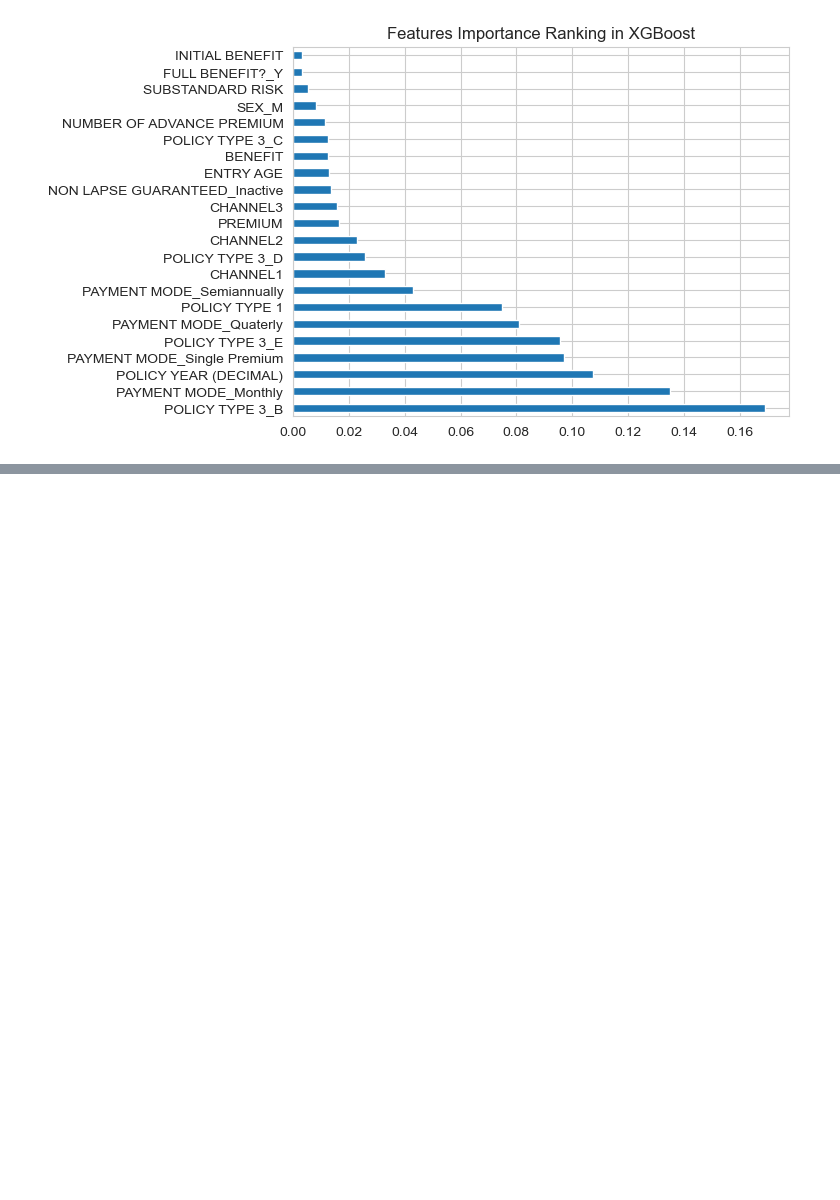
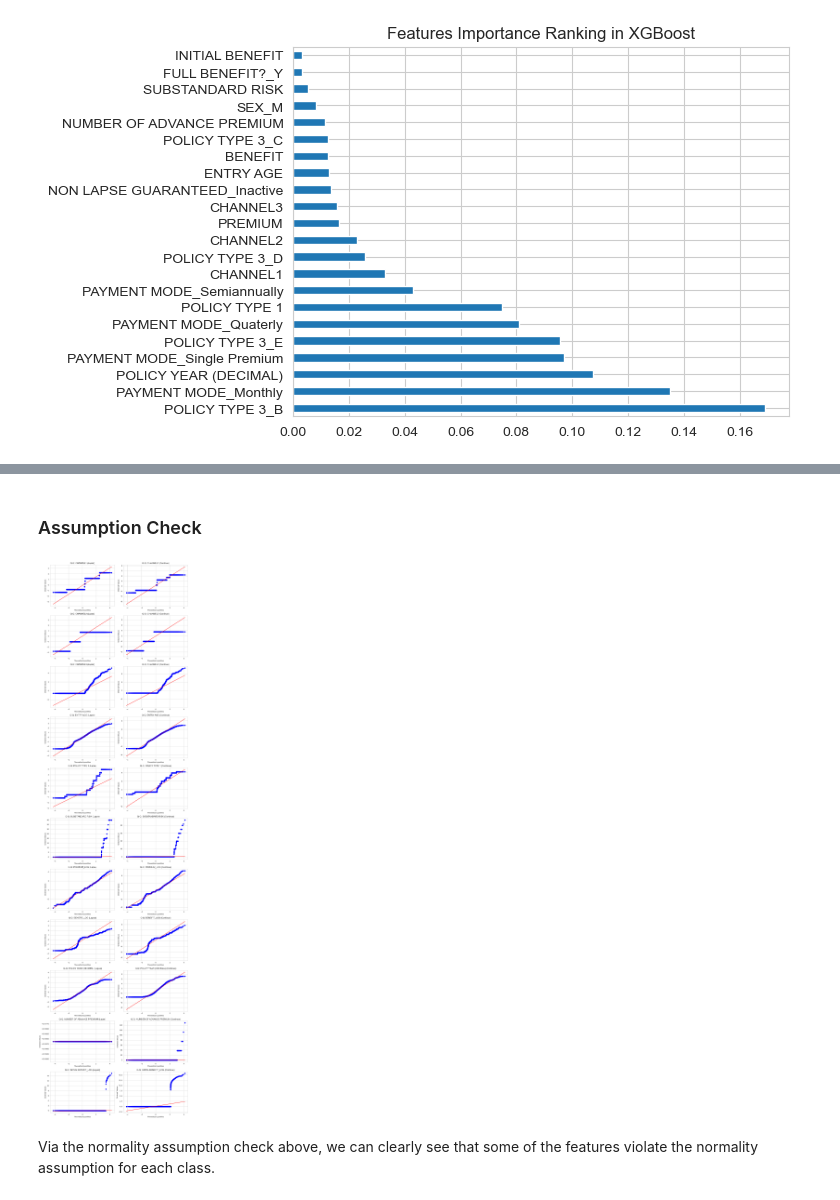
Before and after one commit to henrytansunway/insurance-lapse, a Jupyter notebook: 0. data_analysis_march_11.ipynb, the cells around one changed output, grey strips where cells are left out. Drawn from its saved outputs; the diff is of its cells as text; code cells hidden in the pictures; blank space fills up the shorter version.

Commit message:
Add penalty and QDA

```diff
--- a/0. data_analysis_march_11.ipynb
+++ b/0. data_analysis_march_11.ipynb
@@ -668,0 +717,9 @@ In the insurance context, recall rate might be more important than precision rat
+# %%
+from sklearn.linear_model import LogisticRegressionCV
+
+# This will test 10 different values of C and pick the best one via cross-validation
+lasso_cv = LogisticRegressionCV(penalty='l1', solver='liblinear', cv=5, random_state=42)
+lasso_cv.fit(X_train_scaled, y_train)
+
+print(f"Best C found: {lasso_cv.C_[0]}")
+print(f"Features kept: {np.sum(lasso_cv.coef_ != 0)}")
@@ -1048,0 +1294,40 @@ plt.show()
+# %% [markdown]
+### Assumption Check
+# %%
+continuous_features = ['CHANNEL1', 'CHANNEL2', 'CHANNEL3',
+                       'ENTRY AGE', 'POLICY TYPE 1', 'SUBSTANDARD RISK',
+                       'PREMIUM_LOG', 'BENEFIT_LOG', 'POLICY YEAR (DECIMAL)', 'NUMBER OF ADVANCE PREMIUM', 'INITIAL BENEFIT_LOG']
+# %%
+import matplotlib.pyplot as plt
+import scipy.stats as stats
+import math
+
+# 1. Define your list of continuous features
+# (Assuming current_cont_features is already defined in your environment)
+n_features = len(continuous_features)
+cols = 2  # We will have 2 columns (Lapse vs Continue) for each feature row
+rows = n_features
+
+# 2. Initialize the figure
+fig, axes = plt.subplots(rows, cols, figsize=(12, 4 * rows))
+
+for i, feature in enumerate(continuous_features):
+    # --- Plot for Class 0 (Lapse) ---
+    ax_lapse = axes[i, 0]
+    stats.probplot(X_train_scaled[y_train == 0][feature], dist="norm", plot=ax_lapse)
+    ax_lapse.set_title(f'Q-Q: {feature} (Lapse)')
+    ax_lapse.grid(True)
+
+    # --- Plot for Class 1 (Continue) ---
+    ax_cont = axes[i, 1]
+    stats.probplot(X_train_scaled[y_train == 1][feature], dist="norm", plot=ax_cont)
+    ax_cont.set_title(f'Q-Q: {feature} (Continue)')
+    ax_cont.grid(True)
+
+# 3. Final formatting
+plt.tight_layout()
+plt.show()
+# %% [output]
+[figure, added]
+# %% [markdown]
+Via the normality assumption check above, we can clearly see that some of the features violate the normality assumption for each class.
```
Also changed, not shown: parts of 17 cells of this notebook.
